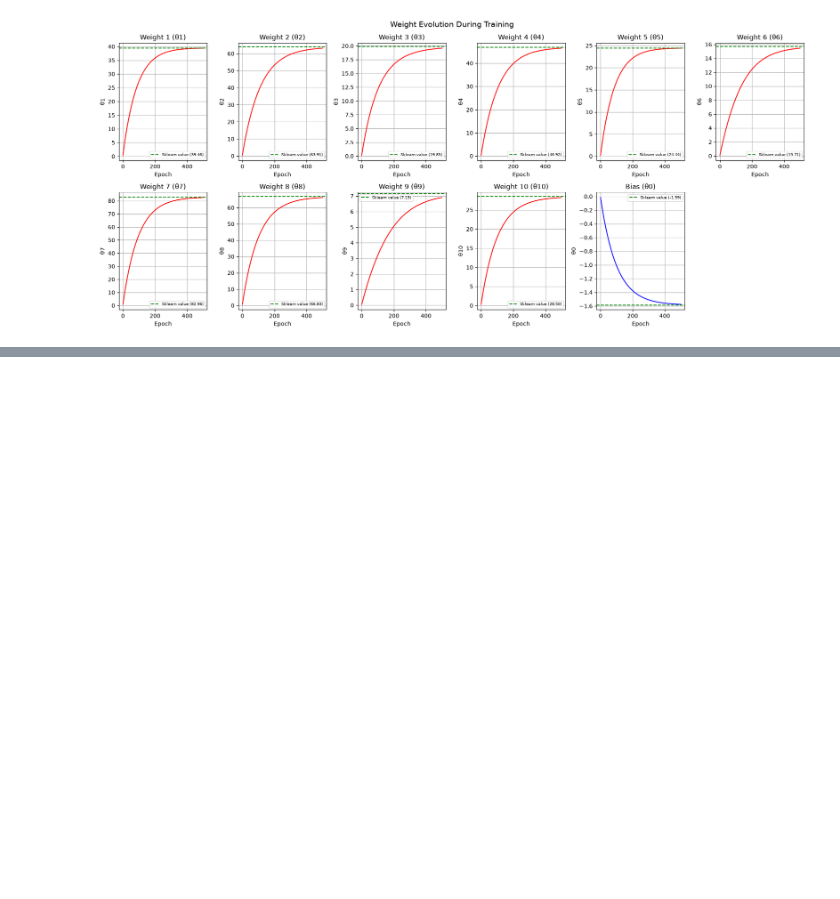
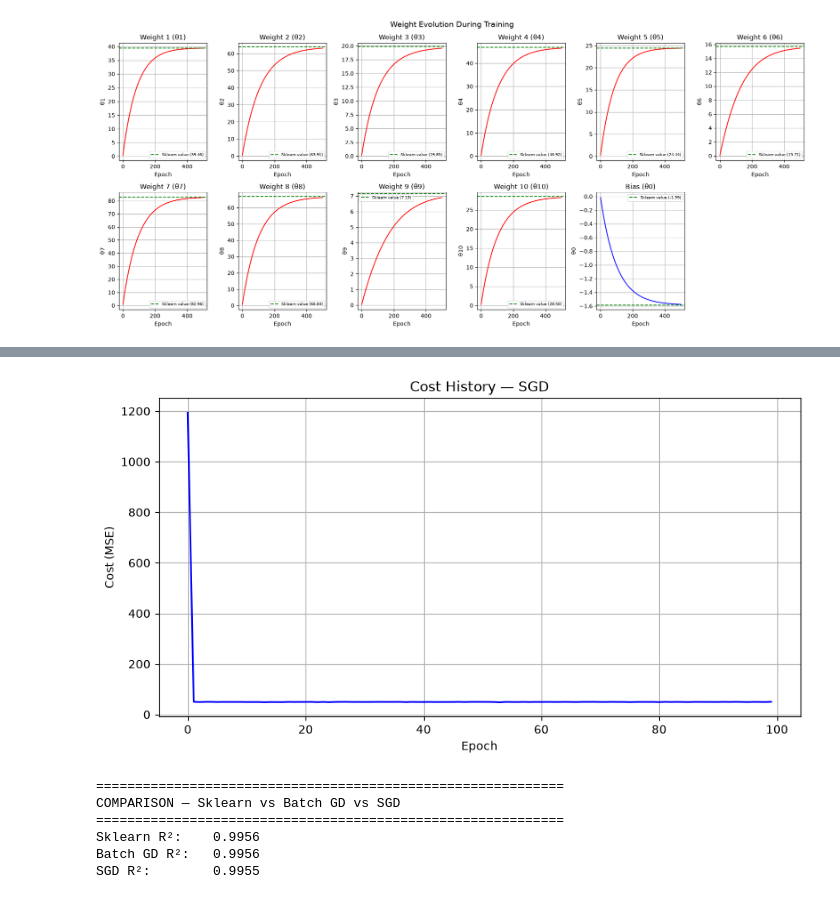
Before and after one commit to nevilsolanki26-afk/applied-ML, a Jupyter notebook: 01_linear_regression.ipynb, the cells around one changed output, grey strips where cells are left out. Cells and saved outputs as stored; diff of their text form; code cells hidden in the pictures; blank space fills up the shorter version.

```diff
--- a/01_linear_regression.ipynb
+++ b/01_linear_regression.ipynb
@@ -370,0 +462,9 @@ Gradient Descent R²:  0.9956
+# %%
+sgd_model = SGD(
+    learning_rate=0.01,
+    epochs=100,
+    verbose=True,
+    verbose_every=10
+)
+
+sgd_model.fit(X_multi_scaled, y_multi)
@@ -370,0 +490,18 @@ Gradient Descent R²:  0.9956
+# %%
+sgd_model.plot_cost_history()
+# %% [output]
+[figure, added]
+# %%
+print("=" * 60)
+print("COMPARISON — Sklearn vs Batch GD vs SGD")
+print("=" * 60)
+print(f"Sklearn R²:    {sk_model.score(X_multi_scaled, y_multi):.4f}")
+print(f"Batch GD R²:   {gd_model.score(X_multi_scaled, y_multi):.4f}")
+print(f"SGD R²:        {sgd_model.score(X_multi_scaled, y_multi):.4f}")
+# %% [output]
+============================================================
+COMPARISON — Sklearn vs Batch GD vs SGD
+============================================================
+Sklearn R²:    0.9956
+Batch GD R²:   0.9956
+SGD R²:        0.9955
```
Also changed, not shown: parts of 7 cells of this notebook.
